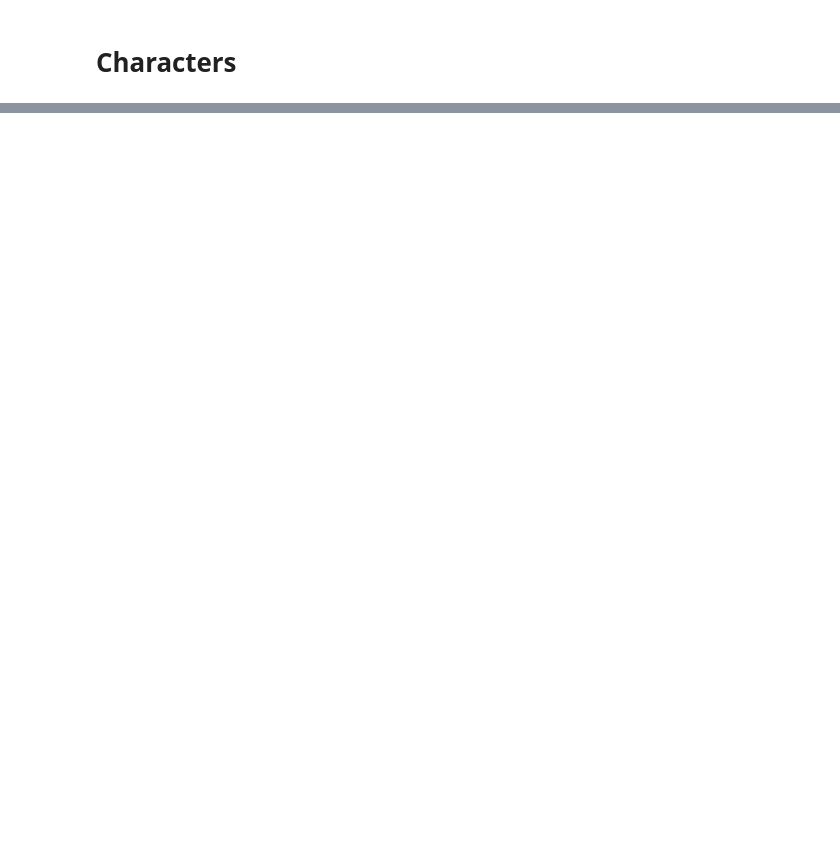
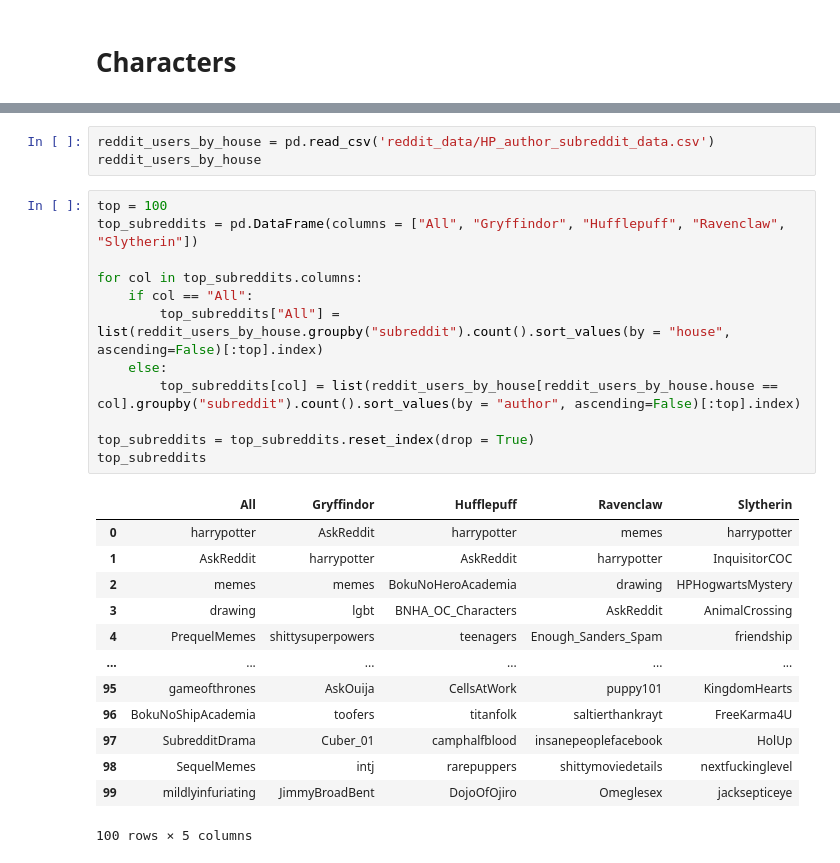
Before and after one commit to wdmdev/comsocsci2021-project, a Jupyter notebook: data_info.ipynb, the cells around one changed output, grey strips where cells are left out. Saved outputs shown, nothing was run; the diff lists cells and outputs as text; blank space fills up the shorter version.

Commit message:
data-info notebook for quick data insight

```diff
--- a/data_info.ipynb
+++ b/data_info.ipynb
@@ -74,0 +60,29 @@ Created in <span style='font-weight:600;margin-left:4px;'>Deepnote</span></a>
+# %%
+reddit_users_by_house = pd.read_csv('reddit_data/HP_author_subreddit_data.csv')
+reddit_users_by_house
+# %%
+top = 100
+top_subreddits = pd.DataFrame(columns = ["All", "Gryffindor", "Hufflepuff", "Ravenclaw", "Slytherin"])
+
+for col in top_subreddits.columns:
+    if col == "All":
+        top_subreddits["All"] = list(reddit_users_by_house.groupby("subreddit").count().sort_values(by = "house", ascending=False)[:top].index)
+    else:
+        top_subreddits[col] = list(reddit_users_by_house[reddit_users_by_house.house == col].groupby("subreddit").count().sort_values(by = "author", ascending=False)[:top].index)
+
+top_subreddits = top_subreddits.reset_index(drop = True)
+top_subreddits
+# %% [output]
+|  | All | Gryffindor | Hufflepuff | Ravenclaw | Slytherin |
+| 0 | harrypotter | AskReddit | harrypotter | memes | harrypotter |
+| 1 | AskReddit | harrypotter | AskReddit | harrypotter | InquisitorCOC |
+| 2 | memes | memes | BokuNoHeroAcademia | drawing | HPHogwartsMystery |
+| 3 | drawing | lgbt | BNHA_OC_Characters | AskReddit | AnimalCrossing |
+| 4 | PrequelMemes | shittysuperpowers | teenagers | Enough_Sanders_Spam | friendship |
+| ... | ... | ... | ... | ... | ... |
+| 95 | gameofthrones | AskOuija | CellsAtWork | puppy101 | KingdomHearts |
+| 96 | BokuNoShipAcademia | toofers | titanfolk | saltierthankrayt | FreeKarma4U |
+| 97 | SubredditDrama | Cuber_01 | camphalfblood | insanepeoplefacebook | HolUp |
+| 98 | SequelMemes | intj | rarepuppers | shittymoviedetails | nextfuckinglevel |
+| 99 | mildlyinfuriating | JimmyBroadBent | DojoOfOjiro | Omeglesex | jacksepticeye |
+100 rows × 5 columns
```
Also changed, not shown: parts of 12 cells of this notebook, 2 other files.
